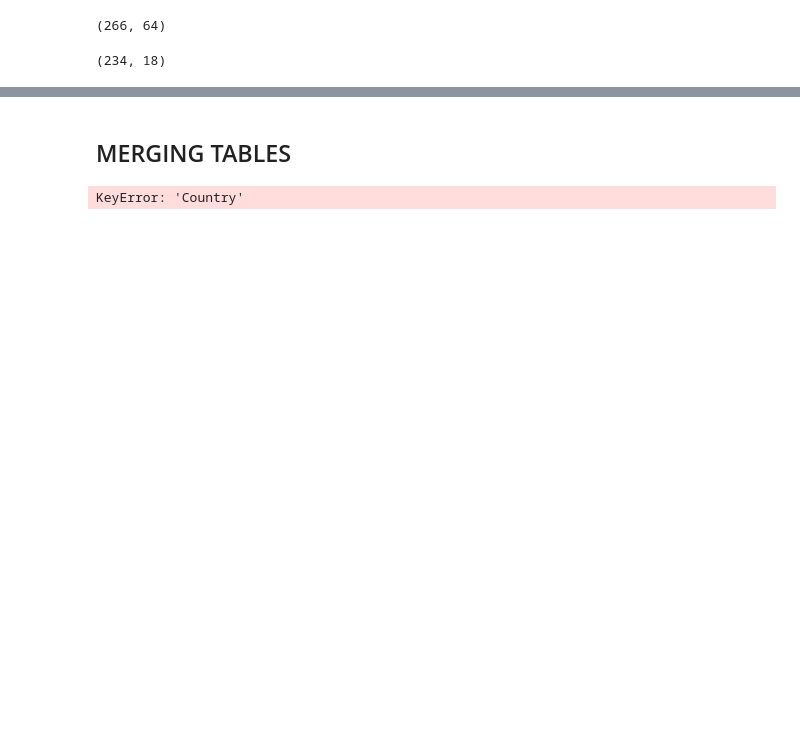
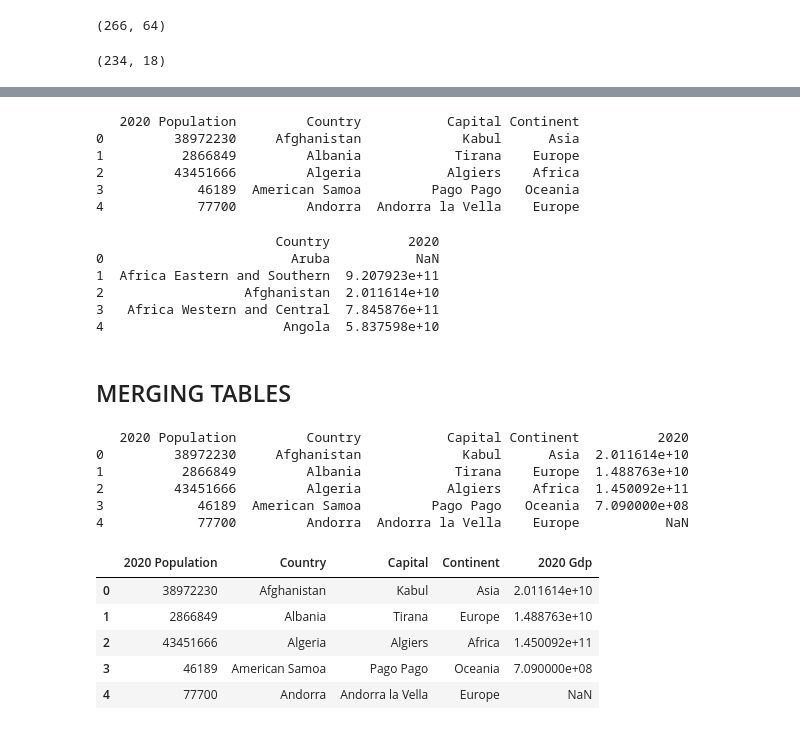
Before and after one commit to HABUDANHAYABK/Associate-Data-Scientist-in-Python, a Jupyter notebook: Joining_Data_with_pandas/inner_join.ipynb, the cells around one changed output, grey strips where cells are left out. Cells and saved outputs as stored; diff of their text form; code cells hidden in the pictures; blank space fills up the shorter version.

```diff
--- a/Joining_Data_with_pandas/inner_join.ipynb
+++ b/Joining_Data_with_pandas/inner_join.ipynb
@@ -26,0 +17,4 @@ world_pp_df.head()
+# %%
+pop = pd.read_csv(r"c:/users/danhaya/arewads/world-population-dynamics/data/processed_data/processed_data.csv")
+pop = pop.rename(columns={"Country/Territory": "Country"})
+print(pop.head())
@@ -35,7 +49,48 @@ pp_df.shape
+# %%
+# Let me subset 2020 Population and its corresponding GDP
+pop_2020 = pop.loc[:, ["2020 Population", "Country", "Capital", "Continent"]]
+print(pop_2020.head())
+# %% [output]
+   2020 Population         Country           Capital Continent
+0         38972230     Afghanistan             Kabul      Asia
+1          2866849         Albania            Tirana    Europe
+2         43451666         Algeria           Algiers    Africa
+3            46189  American Samoa         Pago Pago   Oceania
+4            77700         Andorra  Andorra la Vella    Europe
+# %%
+#gdp
+gdp_2020 = gdp.loc[:, ["Country", "2020"]]
+print(gdp_2020.head())
+# %% [output]
+                       Country          2020
+0                        Aruba           NaN
+1  Africa Eastern and Southern  9.207923e+11
+2                  Afghanistan  2.011614e+10
+3   Africa Western and Central  7.845876e+11
+4                       Angola  5.837598e+10
 # %% [markdown]
 ## MERGING TABLES
-# %%
-pp_gdp_df = pp_df.merge(gdp_df, on='Country', how='left')
-print(pp_gdp_df.head())
-# %% [output]
-KeyError: 'Country'
+# %%
+# let me merge the two DataFrames
+
+pop_gdp2020 = pop_2020.merge(gdp_2020, on='Country')
+print(pop_gdp2020.head())
+# %% [output]
+   2020 Population         Country           Capital Continent          2020
+0         38972230     Afghanistan             Kabul      Asia  2.011614e+10
+1          2866849         Albania            Tirana    Europe  1.488763e+10
+2         43451666         Algeria           Algiers    Africa  1.450092e+11
+3            46189  American Samoa         Pago Pago   Oceania  7.090000e+08
+4            77700         Andorra  Andorra la Vella    Europe           NaN
+# %%
+#Rename 2020 to GDP
+
+pop_gdp2020 = pop_gdp2020.rename(columns={"2020": "2020 Gdp"})
+pop_gdp2020.head()
+# %% [output]
+|  | 2020 Population | Country | Capital | Continent | 2020 Gdp |
+| 0 | 38972230 | Afghanistan | Kabul | Asia | 2.011614e+10 |
+| 1 | 2866849 | Albania | Tirana | Europe | 1.488763e+10 |
+| 2 | 43451666 | Algeria | Algiers | Africa | 1.450092e+11 |
+| 3 | 46189 | American Samoa | Pago Pago | Oceania | 7.090000e+08 |
+| 4 | 77700 | Andorra | Andorra la Vella | Europe | NaN |
```
Also changed, not shown: parts of 7 cells of this notebook.
